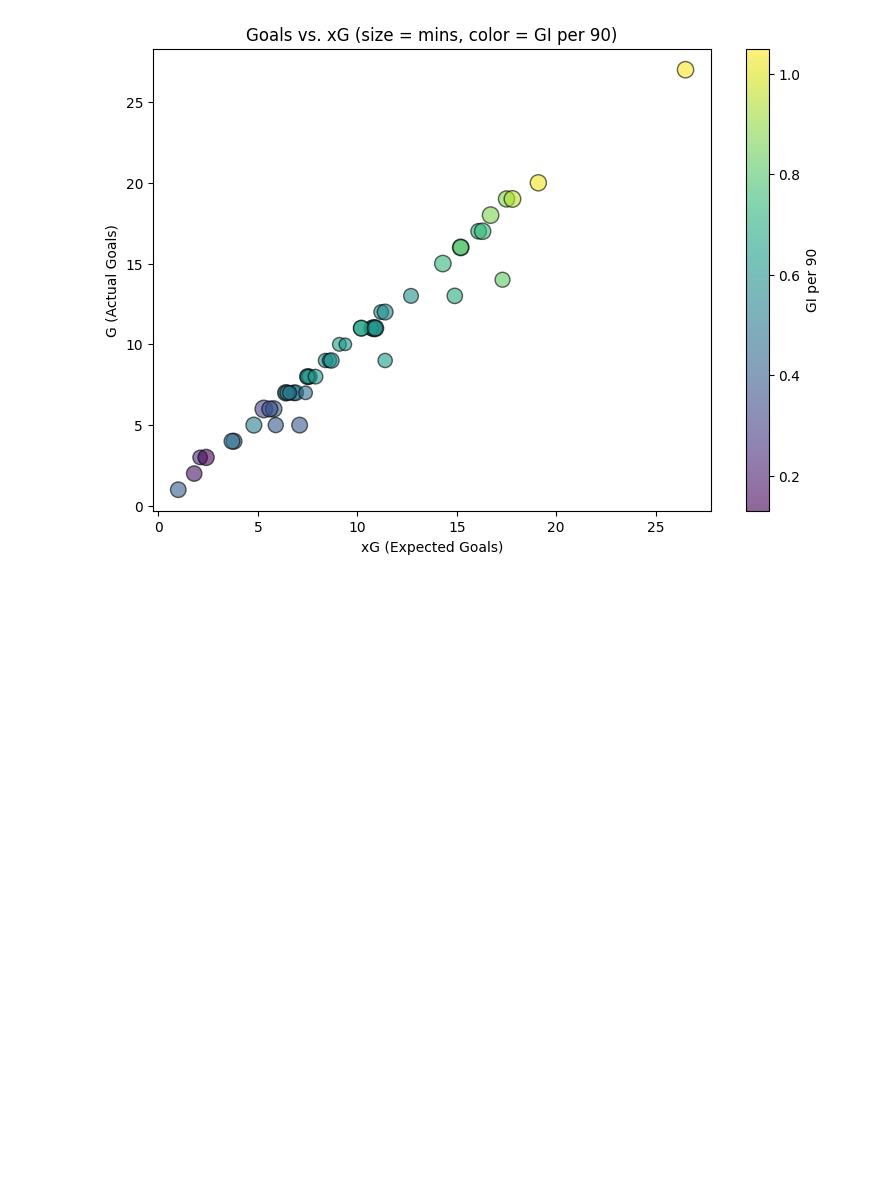
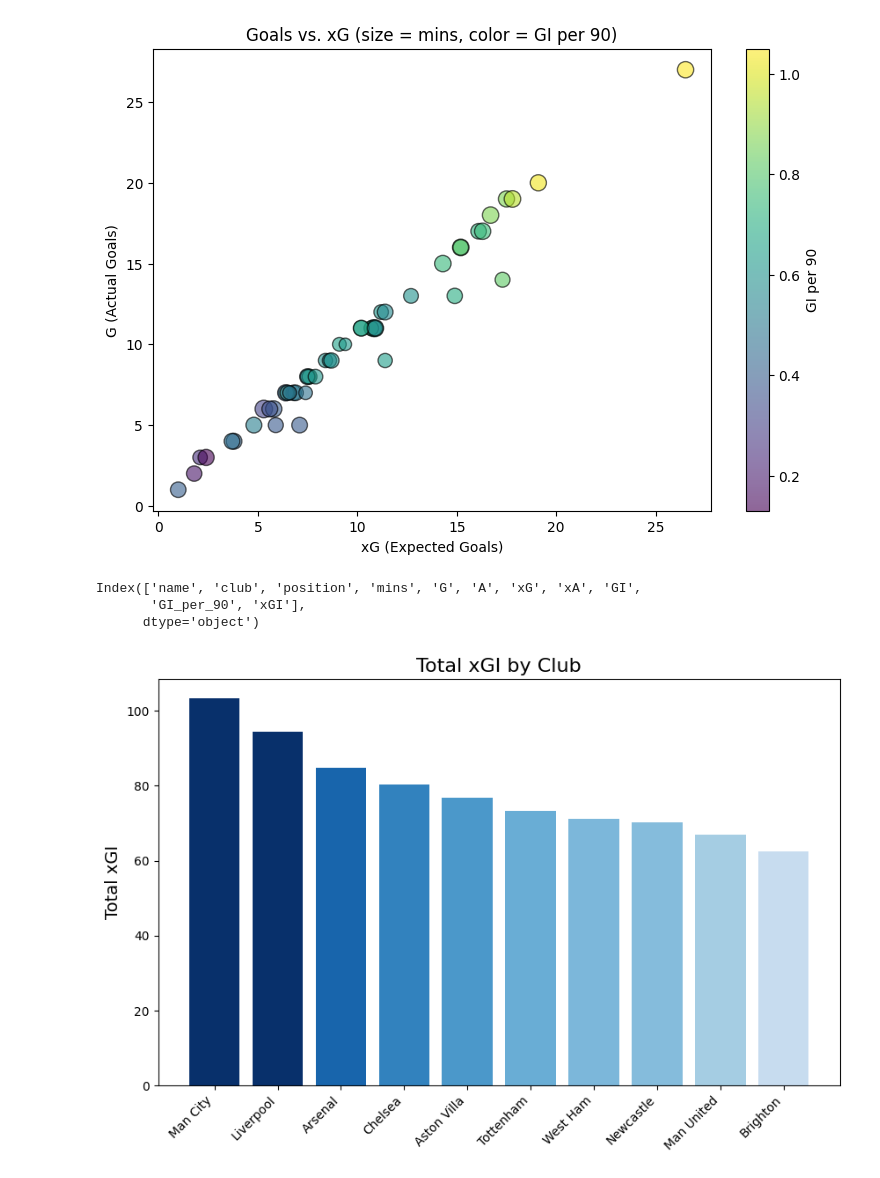
Before and after one commit to dmnarula/football-ds-learning, a Jupyter notebook: week3-visualization/Week3_Visualization.ipynb, the cells around one changed output. Cells and saved outputs as stored; diff of their text form; code cells hidden in the pictures; blank space fills up the shorter version.

Commit message:
Update Week 3 Visualization notebook

```diff
--- a/week3-visualization/Week3_Visualization.ipynb
+++ b/week3-visualization/Week3_Visualization.ipynb
@@ -172,3 +172,10 @@ plt.title("Goals vs. xG (size = mins, color = GI per 90)")
 plt.show()
 # %% [output]
 [figure]
+# %%
+df["xGI"] = df["xG"] + df["xA"]
+df.columns
+# %% [output]
+Index(['name', 'club', 'position', 'mins', 'G', 'A', 'xG', 'xA', 'GI',
+       'GI_per_90', 'xGI'],
+      dtype='object')
@@ -174,0 +184,25 @@ plt.show()
+# %%
+club_xgi = df.groupby("club")["xGI"].sum().sort_values(
+    ascending=False
+)
+
+norm = (club_xgi - club_xgi.min()+10) / (club_xgi.max() - club_xgi.min())
+colors = cm.Blues(norm)
+
+plt.figure(figsize=(10,6))
+plt.bar(
+    club_xgi.index,
+    club_xgi.values,
+    color=colors
+)
+
+plt.title("Total xGI by Club", fontsize=16)
+plt.ylabel("Total xGI", fontsize=14)
+plt.xticks(rotation=45,ha="right")
+
+
+
+
+plt.show()
+# %% [output]
+[figure, added]
```
Also changed, not shown: parts of 7 cells of this notebook.
